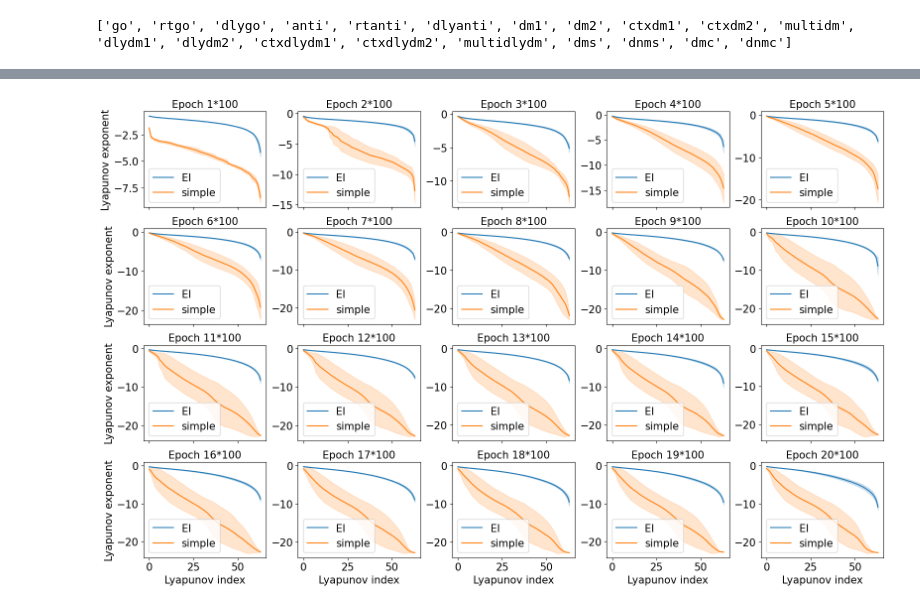
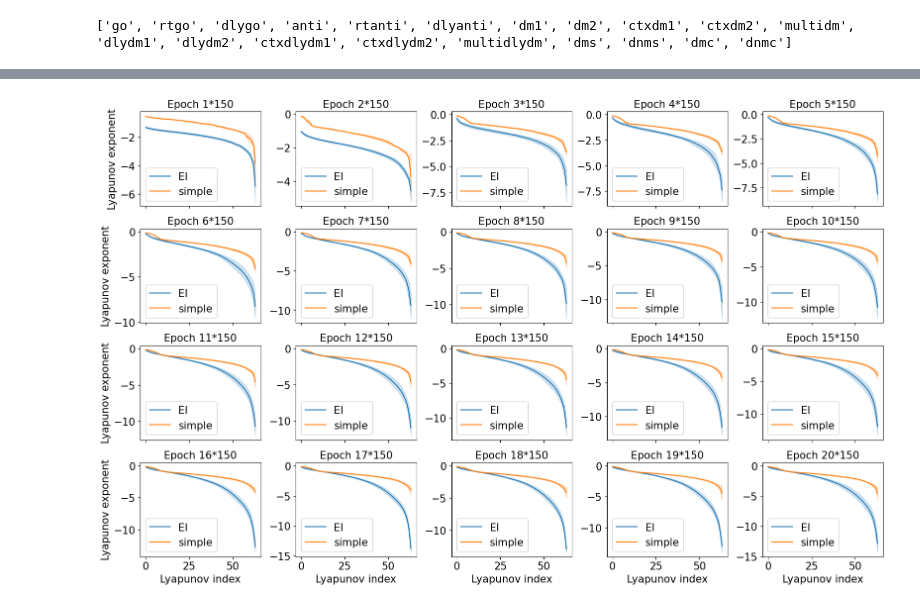
Before and after one commit to NeuroAIHub/EISep, a Jupyter notebook: docs/examples/yang19.ipynb, the cells around one changed output, grey strips where cells are left out. Cells and saved outputs as stored; diff of their text form; code cells hidden in the pictures.

```diff
--- a/docs/examples/yang19.ipynb
+++ b/docs/examples/yang19.ipynb
@@ -309,7 +289,7 @@ Using device: cuda
 ### 2.2.1 Training the Model
 # %%
 # This setting is low to speed up testing, we recommend setting it to at least 1000
-def train(net, epochs=2000, lyapunov_every=100):
+def train(net, epochs=2000, lyapunov_every=100, lr=1e-3, wd=1e-5):
     seq_len = 100
     batch_size = 32
     dataset = ngym.Dataset(env, batch_size=batch_size, seq_len=seq_len)
@@ -318,7 +298,7 @@ def train(net, epochs=2000, lyapunov_every=100):
     # This weighting deprioritizes class 0 while keeping the other 16 classes equally important,
     # aligning with the reward distribution idea from the RL setting
     class_weights = torch.tensor([0.05] + [1.0]*(act_size - 1)).to(device)
-    optimizer = torch.optim.Adam(net.parameters(), lr=0.01, weight_decay=1e-5)
+    optimizer = torch.optim.Adam(net.parameters(), lr=lr, weight_decay=wd)
     criterion = nn.CrossEntropyLoss(weight=class_weights)
 
     # Training loop
@@ -636,8 +619,12 @@ def plot_lyapunov_spectrum_separately(lyapunov_spectrum_log_ei, lyapunov_spectru
 # %%
 from pdm_model import Net, SimpleNet
 n_seed = 5
-epochs = 2000
-lyapunov_every = 100
+epochs = 3000
+lyapunov_every = epochs//20
+lr_ei = 1e-2
+lr_simple = 1e-3
+wd_ei = 0
+wd_simple = 1e-3
 test_EI_performance = np.zeros((n_seed, len(env.envs)))
 test_simple_performance = np.zeros((n_seed, len(env.envs)))
 loss_log_ei = np.zeros((n_seed, epochs, 3))
@@ -667,13 +654,13 @@ for seed in range(n_seed):
     net = Net(ob_size=ob_size, num_h=hidden_size, act_size=act_size, entropy_loss=True).to(device)
     simple_net = SimpleNet(ob_size=ob_size, num_h=hidden_size, act_size=act_size).to(device)
 
-    net, loss_log, gradient_log, spectral_radius_log, rec_balance_log, lyanpunov_spectrum_log = train(net, epochs, lyapunov_every)
+    net, loss_log, gradient_log, spectral_radius_log, rec_balance_log, lyanpunov_spectrum_log = train(net, epochs, lyapunov_every, lr=lr_ei, wd=wd_ei)
     loss_log_ei[seed, :, :] = loss_log
     gradient_log_ei[seed, :, :] = gradient_log
     spectral_radius_log_ei[seed, :, :] = spectral_radius_log
     rec_balance_log_ei[seed, :, :] = rec_balance_log
     lyapunov_spectrum_log_ei[seed, :, :] = lyanpunov_spectrum_log
-    simple_net, loss_log, gradient_log, spectral_radius_log, rec_balance_log, lyanpunov_spectrum_log = train(simple_net, epochs, lyapunov_every)
+    simple_net, loss_log, gradient_log, spectral_radius_log, rec_balance_log, lyanpunov_spectrum_log = train(simple_net, epochs, lyapunov_every, lr=lr_simple, wd=wd_simple)
     loss_log_simple[seed, :, :] = loss_log
     gradient_log_simple[seed, :, :] = gradient_log
     spectral_radius_log_simple[seed, :, :] = spectral_radius_log
@@ -774,4 +762,4 @@ plot_lyapunov_spectrum(lyapunov_spectrum_log_ei, lyapunov_spectrum_log_simple)
 # %%
-plot_lyapunov_spectrum_separately(lyapunov_spectrum_log_ei, lyapunov_spectrum_log_simple)
+plot_lyapunov_spectrum_separately(lyapunov_spectrum_log_ei, lyapunov_spectrum_log_simple, lyapunov_every)
 # %% [output]
-[figure, old version]
+[figure, new version]
```
Also changed, not shown: parts of 14 cells of this notebook, 11 other files.
